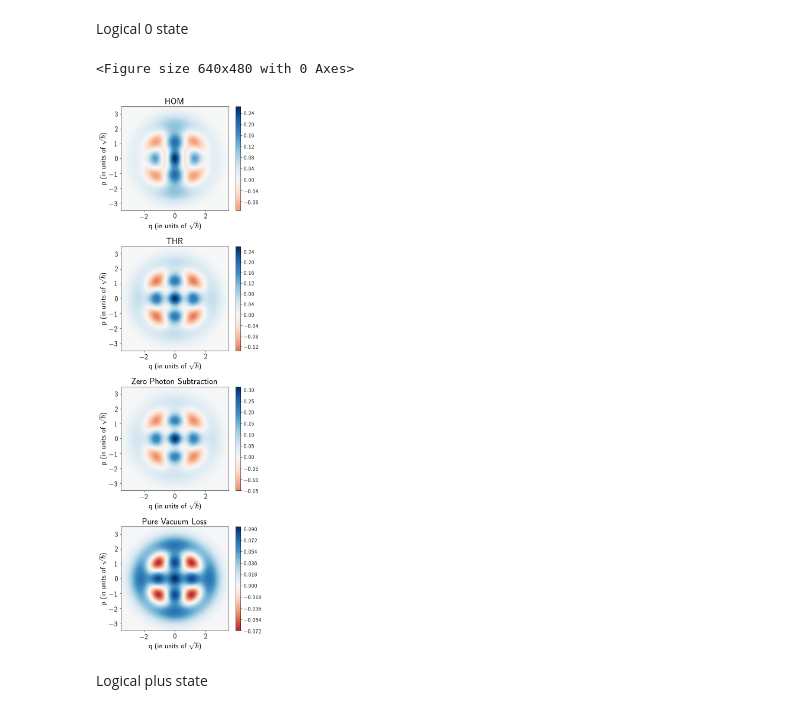
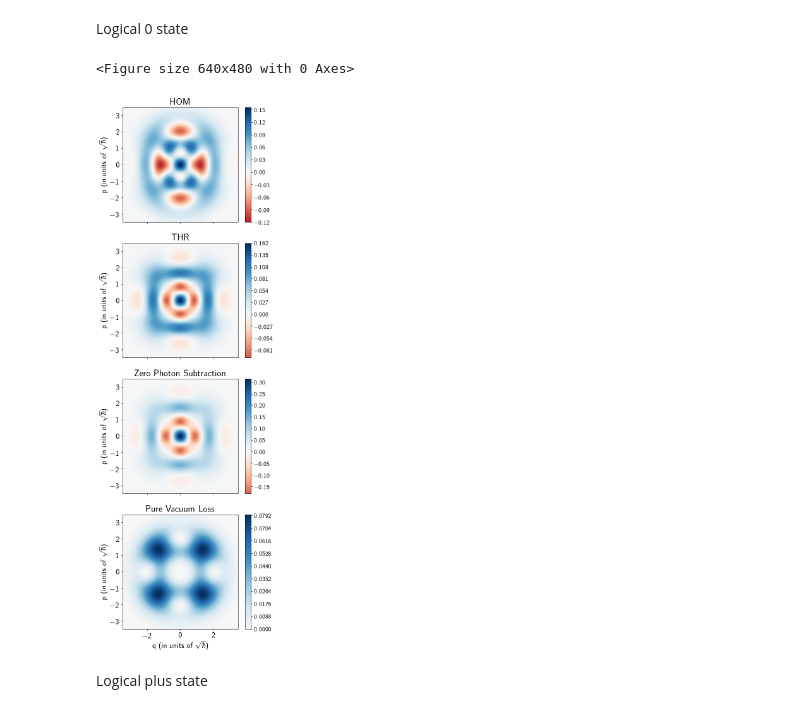
Before and after one commit to saurabh-shringarpure/ThrHomHet, a Jupyter notebook: bincode.ipynb, the cells around one changed output. Cells and saved outputs as stored; diff of their text form; code cells hidden in the pictures.

Commit message:
Rotation on O_L and 1_L (2,3) codewords help.

```diff
--- a/bincode.ipynb
+++ b/bincode.ipynb
@@ -111,6 +111,23 @@ def kPS(psi, T, eta, k):
     # povm = [Pi, composite(identity(d1), identity(N)) - Pi]
     # return (qutip.measurement.measurement_statistics_povm(state, povm )[0][0]).ptrace(0)
     return BeamsplitterLossMeasure(psi, T, eta, fock_dm(N, k))
+# %%
+# Rotation operator in phase space
+def R(k, psi, Θ):
+    d   = psi.dims[0]
+    def kcheck(k ,i):
+        if (k==i):
+            a   = destroy(d[i])
+            return (1j*Θ*a.dag()*a).expm()
+        else:
+            return identity(d[i])
+    op_list   = []
+    for i in range(len(d)):
+        op_list.append(kcheck(k, i))
+    tensor_prod_op   = composite(op_list[0])
+    for i in range(len(d)-1):
+        tensor_prod_op   = composite(tensor_prod_op, op_list[i+1])
+    return tensor_prod_op*psi
 # %%
 # DYNE MEASUREMENTS
 def psi_n(n,x):
@@ -175,51 +192,53 @@ def DeltaF(psi_0, psi_1, psi_2):
 Logical 0 state
 # %%
 # Results
-T       = 0.75
+T       = 0.5
 eta     = 0.85
 center  = 0
 Delta   = 0.1
 points  = pts(Delta, 1e-3)
-
-psi1    = bincodeZ( Nval, Kval , 0)
+Nval    = 2
+Kval    = 4
+N       = Nval*Kval +1
+psi     = bincodeZ(Nval, Kval,1)
+psi1    = R(0, psi, np.pi/4)
 outZPS  = kPS(psi1, T, 1,   0).unit()
 outTHR  = kPS(psi1, T, eta, 0).unit()
 outHOM  = HOM(psi1, T, eta, center, Delta, points).unit()
 outLOSS = pureLossChannel(psi1, 1-T).unit()
-
 
 #Plotting
 limi    = 3.5
 rang    = 100
 xvec    = np.linspace(-limi, limi, rang)
 
 W       = [wigner(outHOM, xvec, xvec), wigner(outTHR, xvec, xvec), wigner(outZPS, xvec, xvec), wigner(outLOSS, xvec, xvec)]
 
 nrm     = [mpl.colors.Normalize(-W[i].max(), W[i].max()) for i in range(len(W))]
 
 plt.figure(dpi=100)
 
 cols    = 1
 rows    = len(W)
-fig, axes = plt.subplots(rows, cols, figsize=(scale*5*cols,scale*4*rows))
+fig, axes = plt.subplots(rows, cols, figsize=(scale*5*cols,scale*3.75*rows), sharex=True)
 
 plots   = [axes[i].contourf(xvec, xvec, W[i], 100, cmap=cm.RdBu, norm=nrm[i]) for i in range(len(W))]
 
-axes[0].set(title = f"HOM",  xlabel = f'q (in units of  $\sqrt\hbar$)',  ylabel = f'p (in units of  $\sqrt\hbar$)' )
-axes[1].set(title = f"THR",  xlabel = f'q (in units of  $\sqrt\hbar$)',  ylabel = f'p (in units of  $\sqrt\hbar$)' )
-axes[2].set(title = f"Zero Photon Subtraction",         xlabel = f'q (in units of  $\sqrt\hbar$)',  ylabel = f'p (in units of  $\sqrt\hbar$)' )
+axes[0].set(title = f"HOM",  ylabel = f'p (in units of  $\sqrt\hbar$)' )
+axes[1].set(title = f"THR",  ylabel = f'p (in units of  $\sqrt\hbar$)' )
+axes[2].set(title = f"Zero Photon Subtraction",         ylabel = f'p (in units of  $\sqrt\hbar$)' )
 axes[3].set(title = f"Pure Vacuum Loss",                xlabel = f'q (in units of  $\sqrt\hbar$)',  ylabel = f'p (in units of  $\sqrt\hbar$)' )
 
 cb      = [fig.colorbar(plots[i], ax=axes[i]) for i in range(len(W))]
 
 [cb[i].ax.tick_params(labelsize = scale*12) for i in range(len(W))]
 
 fig.tight_layout()
 
 plt.show()
 # %% [output]
 <Figure size 640x480 with 0 Axes>
-[figure, old version]
+[figure, new version]
 # %% [markdown]
 Logical plus state
 # %%
```
Also changed, not shown: parts of 11 cells of this notebook.
